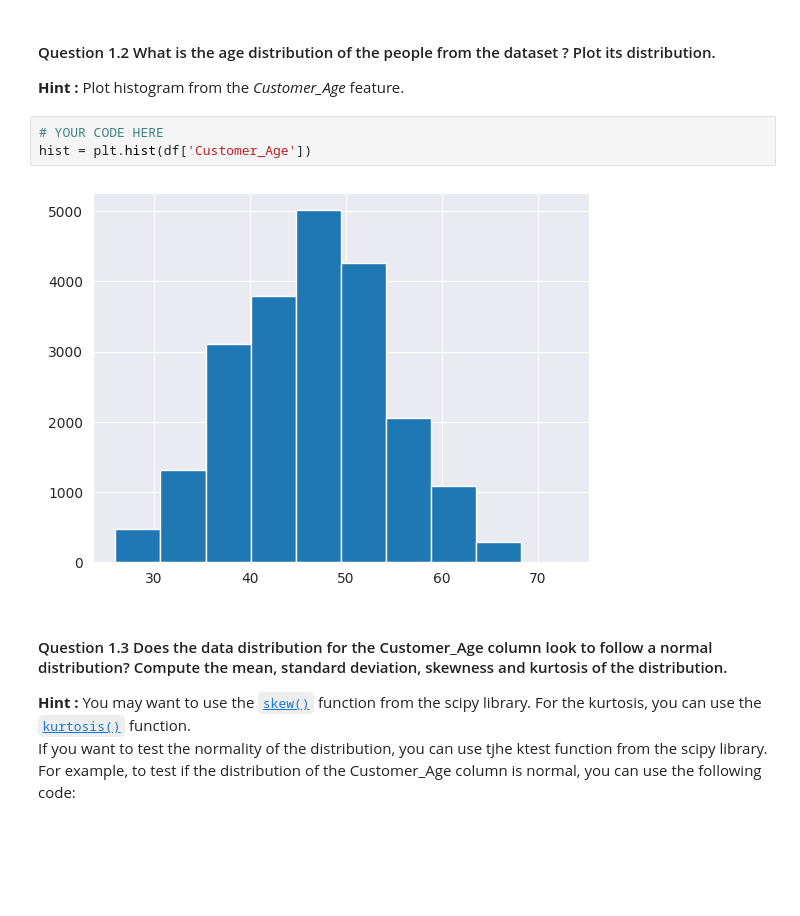
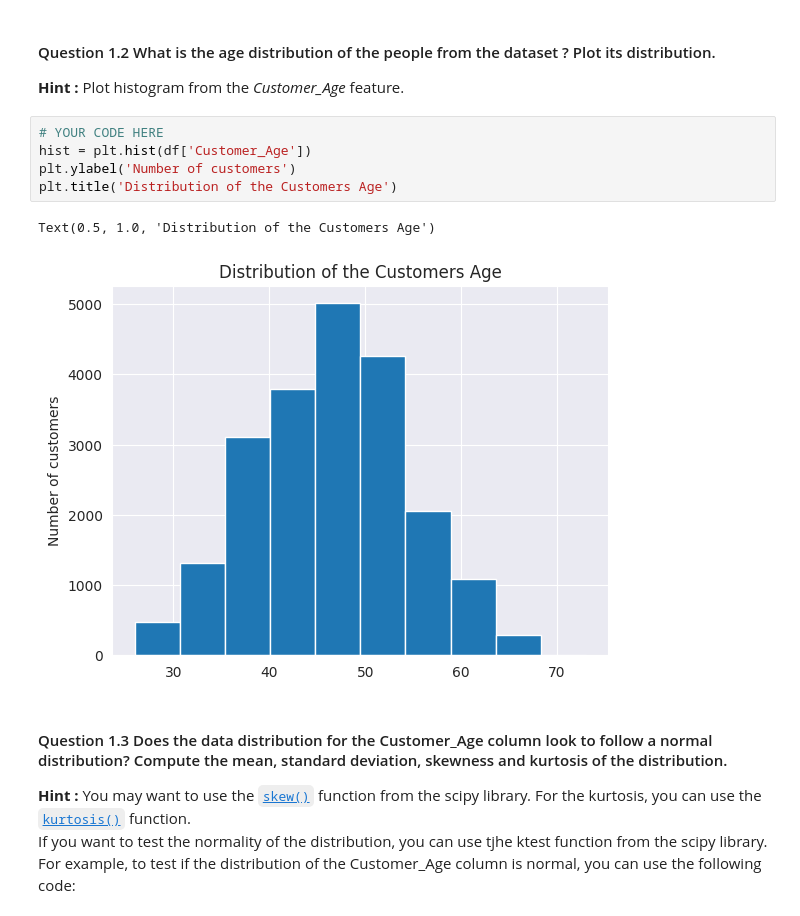
Before and after one commit to juleslebg2003/7172076-Debutez-avec-Django, a Jupyter notebook: BIA_assignment_2022_Jules_Perbet.ipynb, the cells around one changed output. Saved outputs shown, nothing was run; the diff lists cells and outputs as text; blank space fills up the shorter version.

```diff
--- a/BIA_assignment_2022_Jules_Perbet.ipynb
+++ b/BIA_assignment_2022_Jules_Perbet.ipynb
@@ -447,8 +420,11 @@ __Hint :__ Plot histogram from the _Customer_Age_ feature.
 # %%
 # YOUR CODE HERE
 hist = plt.hist(df['Customer_Age'])
+plt.ylabel('Number of customers')
+plt.title('Distribution of the Customers Age')
 # %% [output]
+Text(0.5, 1.0, 'Distribution of the Customers Age')
-[figure, old version]
+[figure, new version]
 # %% [markdown]
 #### Question 1.3 Does the data distribution for the Customer_Age column look to follow a normal distribution? Compute the mean, standard deviation, skewness and kurtosis of the distribution.
 __Hint :__ You may want to use the [`skew()`](https://docs.scipy.org/doc/scipy/reference/generated/scipy.stats.skew.html) function from the scipy library. For the kurtosis, you can use the [`kurtosis()`](https://docs.scipy.org/doc/scipy/reference/generated/scipy.stats.kurtosis.html) function. <br>
```
Also changed, not shown: parts of 18 cells of this notebook.
